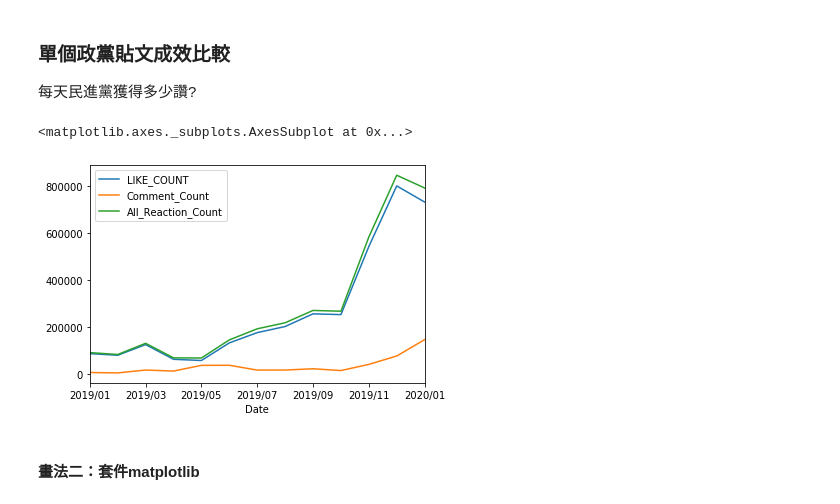
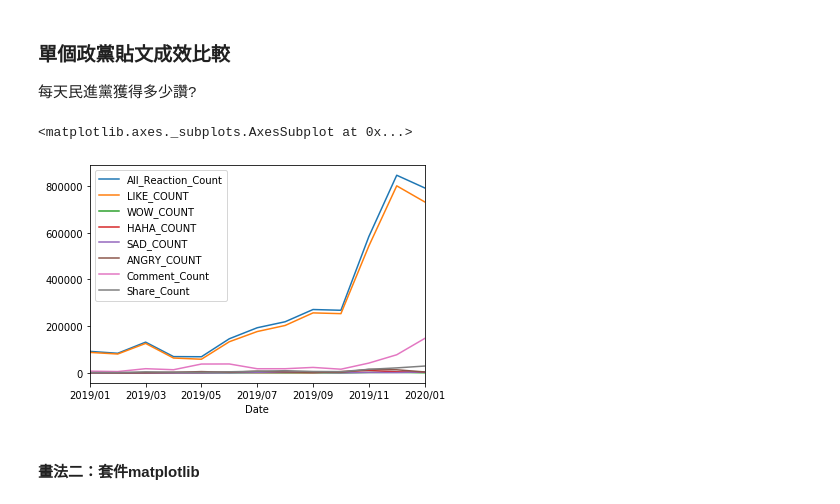
Before and after one commit to pecu/POLITICS-AND-INFORMATION, a Jupyter notebook: 321_code/example_all.ipynb, the cells around one changed output. Saved outputs shown, nothing was run; the diff lists cells and outputs as text; code cells hidden in the pictures.

```diff
--- a/321_code/example_all.ipynb
+++ b/321_code/example_all.ipynb
@@ -260,7 +266,7 @@ print(likedf.columns.values)
 ## 畫成Bar Chart
 # %%
 import matplotlib.pyplot as plt
-plt.rcParams['font.sans-serif']=['simsun']
+plt.rcParams['font.sans-serif']=['SimHei']
 
 likedf.plot.bar(x='Page_Name', y='文章數')
 # %% [output]
@@ -276,7 +285,7 @@ import matplotlib.pyplot as plt
 import seaborn as sns
 import numpy as np
 
-plt.rcParams['font.sans-serif'] = ['simsun']
+plt.rcParams['font.sans-serif'] = ['SimHei']
 plt.rcParams['axes.unicode_minus'] = False
 sns.set(font=['sans-serif'])
 sns.set_style("whitegrid",{"font.sans-serif":['SimHei']})
@@ -289,7 +298,7 @@ print(likedf)
 print(likedf.columns.values)
 
 import matplotlib.pyplot as plt
-plt.rcParams['font.sans-serif']=['simsun']
+plt.rcParams['font.sans-serif']=['SimHei']
 likedf.plot.bar(x='Page_Name', y='總讚數')
 # %% [output]
    Page_Name         Page_ID  Link  All_Reaction_Count      總讚數  WOW_COUNT  \
@@ -392,7 +407,7 @@ plt.pie(likedf['文章數'] , labels = likedf['Page_Name'],autopct='%1.1f%%')
 # 畫出各政黨每個月的發文趨勢
 # %%
 import pandas as pd
-csv_file = "data/10802_2020_party.csv"
+csv_file = "10802_2020.csv"
 df = pd.read_csv(csv_file)
 
 df.head(1)
@@ -414,6 +429,7 @@ df.head(1)
 # %%
 #格式化時間
 df['Date'] = pd.to_datetime(df['Date'])
+df['Post_Date'] = pd.to_datetime(df['Post_Date'])
 
 df['Week'] = df['Date'].dt.strftime('%A')
 df.head(1)
@@ -432,16 +448,16 @@ p.s.注意有些欄位數字級距相差太大，放在同一張圖表會不好
 # %%
 #篩選各政黨的資料
 df_green = df[(df["Page_Name"] == "民主進步黨" )]
-
+df_green
 #一次抓很多筆
 like_green = df_green.groupby(df['Date'].dt.strftime('%Y/%m'))['All_Reaction_Count','LIKE_COUNT','WOW_COUNT','HAHA_COUNT','SAD_COUNT','ANGRY_COUNT','Comment_Count','Share_Count'].sum().reset_index()
 like_green
 
 #比較按讚數和留言數的數量
-like_green.plot(x='Date',y=['LIKE_COUNT','Comment_Count','All_Reaction_Count'])
+like_green.plot(x='Date',y=['All_Reaction_Count','LIKE_COUNT','WOW_COUNT','HAHA_COUNT','SAD_COUNT','ANGRY_COUNT','Comment_Count','Share_Count'])
 # %% [output]
 <matplotlib.axes._subplots.AxesSubplot at 0x...>
-[figure, old version]
+[figure, new version]
 # %% [markdown]
 #### 畫法二：套件matplotlib
 # %%
```
Also changed, not shown: parts of 41 cells of this notebook, 11 other files.
